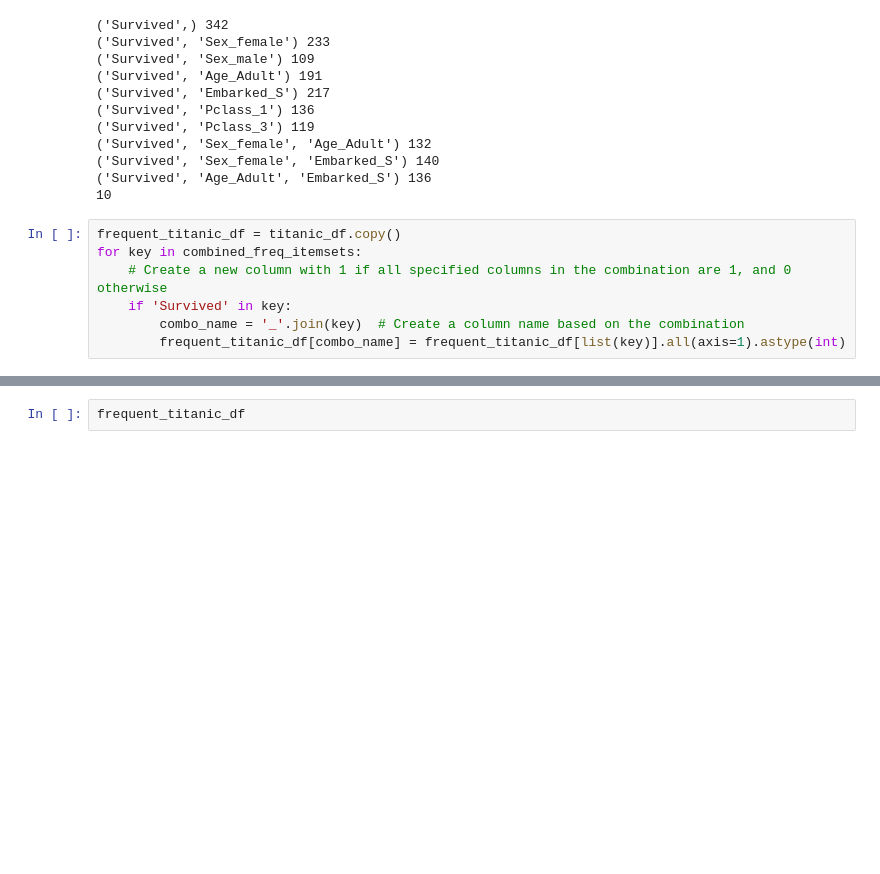
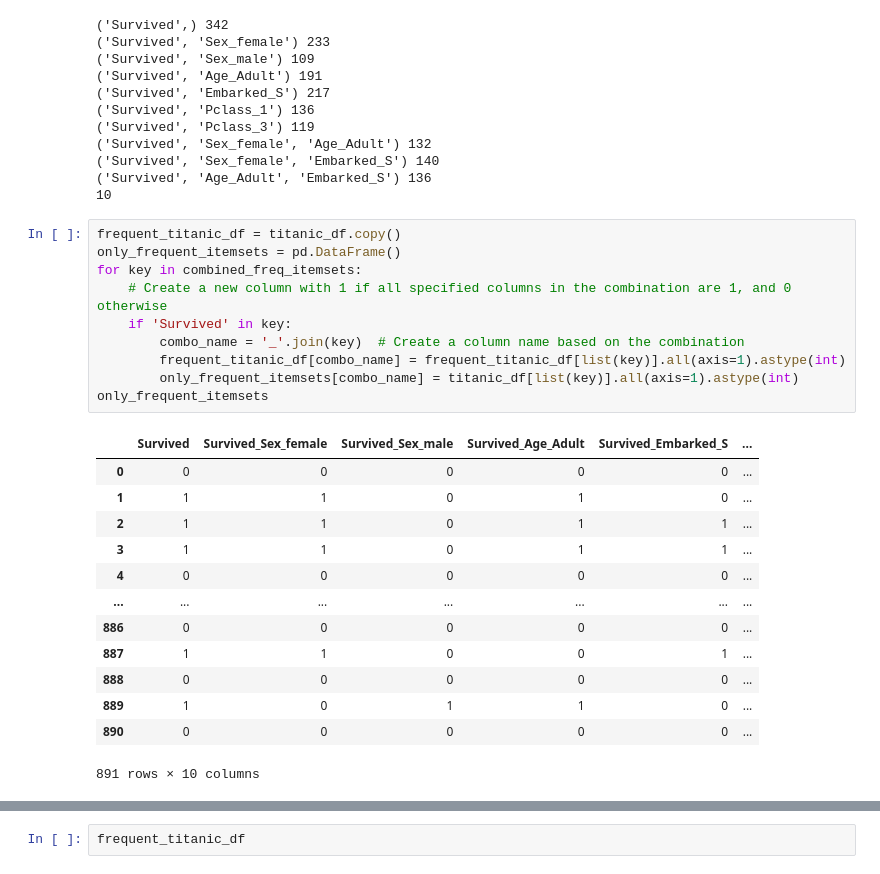
Before and after one commit to gtengwei/CZ4032-Data-Mining, a Jupyter notebook: kmeans.ipynb, the cells around one changed output, grey strips where cells are left out. Drawn from its saved outputs; the diff is of its cells as text; blank space fills up the shorter version.

```diff
--- a/kmeans.ipynb
+++ b/kmeans.ipynb
@@ -307,8 +307,25 @@ print(count)
 10
 # %%
 frequent_titanic_df = titanic_df.copy()
+only_frequent_itemsets = pd.DataFrame()
 for key in combined_freq_itemsets:
     # Create a new column with 1 if all specified columns in the combination are 1, and 0 otherwise
     if 'Survived' in key:
         combo_name = '_'.join(key)  # Create a column name based on the combination
         frequent_titanic_df[combo_name] = frequent_titanic_df[list(key)].all(axis=1).astype(int)
+        only_frequent_itemsets[combo_name] = titanic_df[list(key)].all(axis=1).astype(int)
+only_frequent_itemsets
+# %% [output]
+|  | Survived | Survived_Sex_female | Survived_Sex_male | Survived_Age_Adult | Survived_Embarked_S | ... |
+| 0 | 0 | 0 | 0 | 0 | 0 | ... |
+| 1 | 1 | 1 | 0 | 1 | 0 | ... |
+| 2 | 1 | 1 | 0 | 1 | 1 | ... |
+| 3 | 1 | 1 | 0 | 1 | 1 | ... |
+| 4 | 0 | 0 | 0 | 0 | 0 | ... |
+| ... | ... | ... | ... | ... | ... | ... |
+| 886 | 0 | 0 | 0 | 0 | 0 | ... |
+| 887 | 1 | 1 | 0 | 0 | 1 | ... |
+| 888 | 0 | 0 | 0 | 0 | 0 | ... |
+| 889 | 1 | 0 | 1 | 1 | 0 | ... |
+| 890 | 0 | 0 | 0 | 0 | 0 | ... |
+891 rows × 10 columns
```
Also changed, not shown: parts of 9 cells of this notebook.
